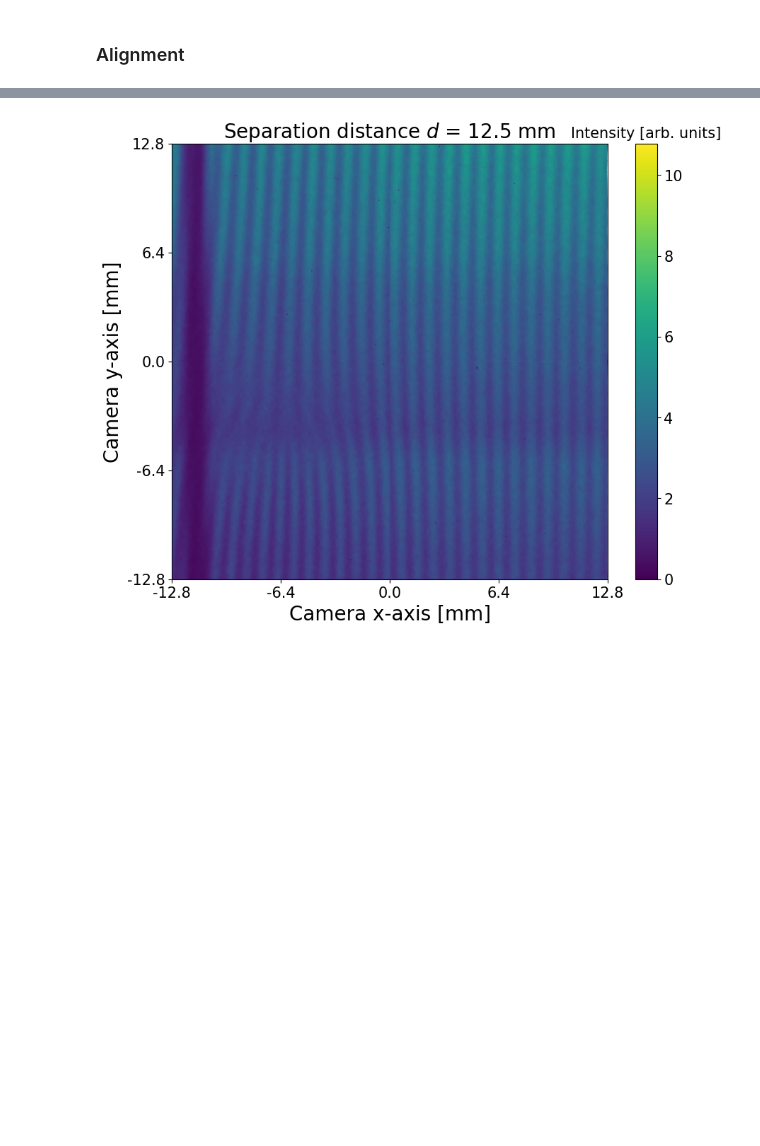
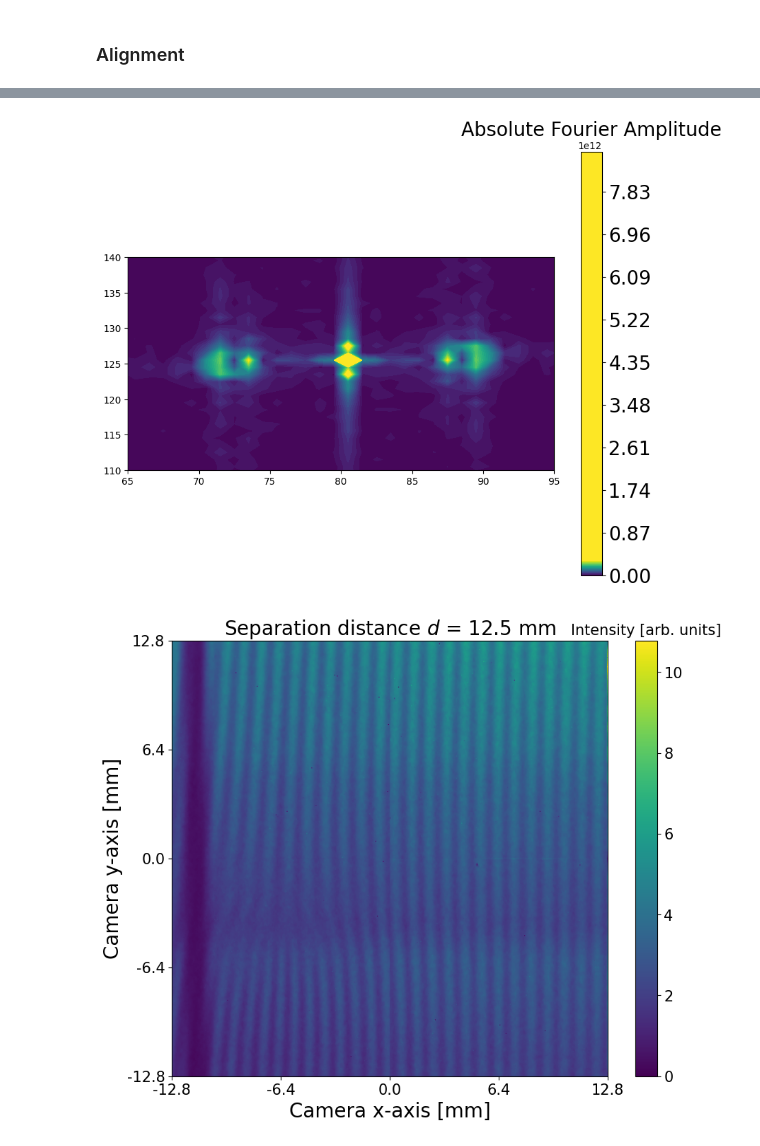
Before and after one commit to G4byte/NPGMI-src, a Jupyter notebook: Simulations and Plots/LANL/LANL simulations.ipynb, the cells around one changed output, grey strips where cells are left out. Saved outputs shown, nothing was run; the diff lists cells and outputs as text; code cells hidden in the pictures; blank space fills up the shorter version.

```diff
--- a/Simulations and Plots/LANL/LANL simulations.ipynb
+++ b/Simulations and Plots/LANL/LANL simulations.ipynb
@@ -116,3 +126,36 @@ img = all_oam4_imgs_partsummed_rotated[ind]
+# %%
+fig, ax = plt.subplots(figsize = (10,8))
+
+
+
+c = ax.contourf(img_fft2.T, levels = 1000, origin = "lower",)
+
+
+
+cbar = fig.colorbar(c,) # format = "%.1f")
+cbar.ax.tick_params(labelsize = 20)
+cbar.ax.set_title("Absolute Fourier Amplitude", fontsize = 20)
+c.set_clim(0,3e11)
+
+# ax.set_xticks(d_oam4*1e3)
+# ax.set_xticklabels(d_oam4_labels, fontsize = 20)
+
+# ax.set_yticks(np.arange(4,10))
+# ax.set_yticklabels(np.arange(4,10), fontsize = 20)
+
+# ax.set_xlabel(r"$d$ [mm]", fontsize = 20)
+# ax.set_ylabel("Wavelength Range [Å]", fontsize = 20)
+
+
+ax.set_xlim(65,95)
+ax.set_ylim(110,140)
+ax.set_aspect(0.5)
+
+fig.savefig("datafft2dsmooth.png",bbox_inches = "tight")
+plt.show()
+plt.close(fig)
+# %% [output]
+[figure, added]
 # %%
 fig, ax = plt.subplots(figsize = (10,8))
 
```
Also changed, not shown: parts of 16 cells of this notebook, 4 other files.
